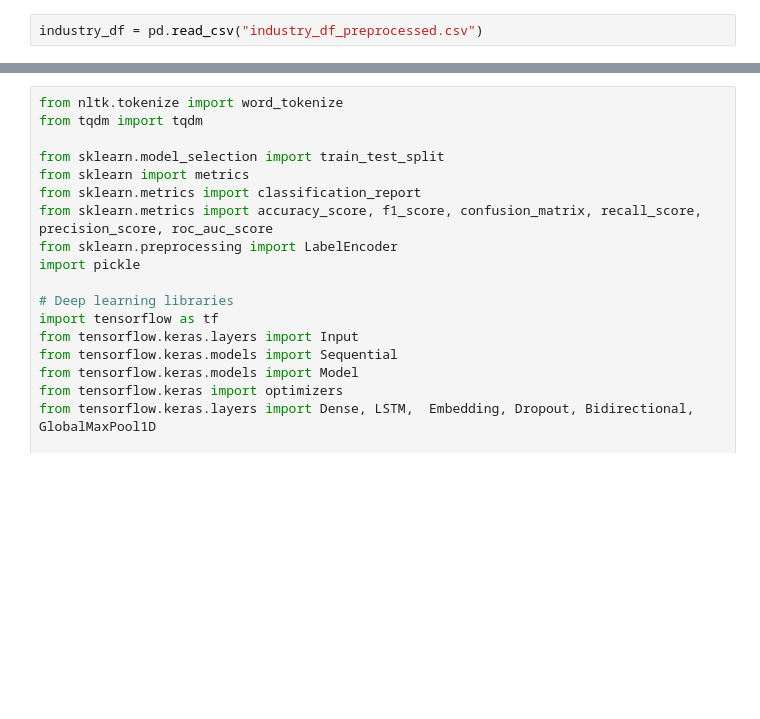
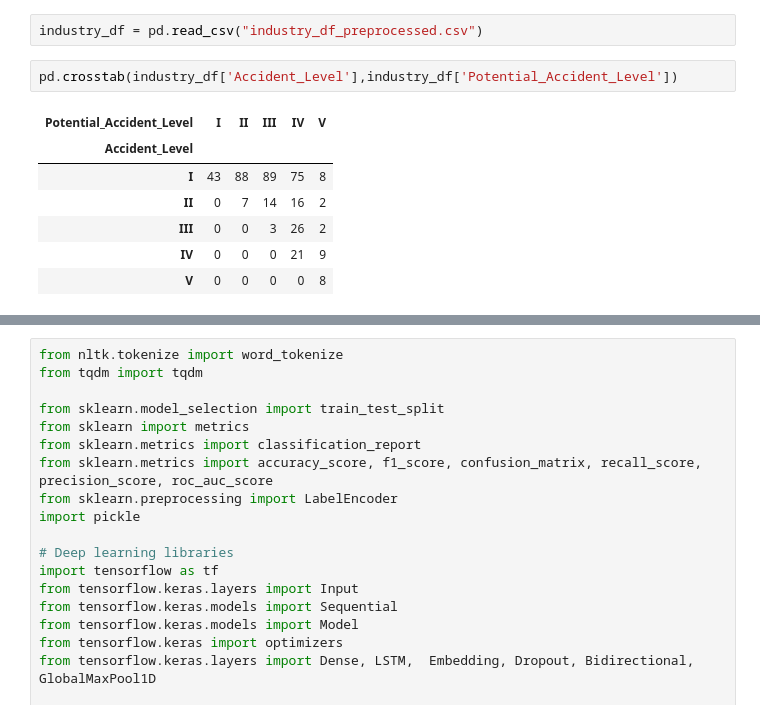
Before and after one commit to shyamsparrow/Jan-G4---NLP-Chatbot, a Jupyter notebook: Capstone_NLP_Chatbot_Jan_A_G4.ipynb, the cells around one changed output, grey strips where cells are left out. Drawn from its saved outputs; the diff is of its cells as text; blank space fills up the shorter version.

```diff
--- a/Capstone_NLP_Chatbot_Jan_A_G4.ipynb
+++ b/Capstone_NLP_Chatbot_Jan_A_G4.ipynb
@@ -433,3 +439,13 @@ industry_df.head()
 industry_df.to_csv('industry_df_preprocessed.csv', index=False)
 # %%
 industry_df = pd.read_csv("industry_df_preprocessed.csv")
+# %%
+pd.crosstab(industry_df['Accident_Level'],industry_df['Potential_Accident_Level'])
+# %% [output]
+| Potential_Accident_Level | I | II | III | IV | V |
+| Accident_Level |  |  |  |  |  |
+| I | 43 | 88 | 89 | 75 | 8 |
+| II | 0 | 7 | 14 | 16 | 2 |
+| III | 0 | 0 | 3 | 26 | 2 |
+| IV | 0 | 0 | 0 | 21 | 9 |
+| V | 0 | 0 | 0 | 0 | 8 |
```
Also changed, not shown: parts of 23 cells of this notebook.
